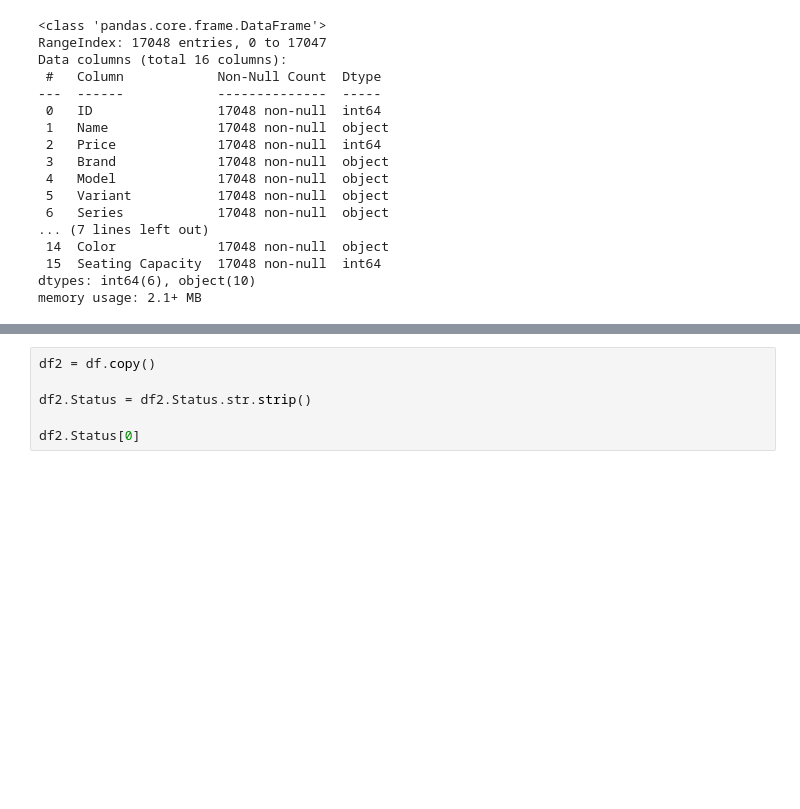
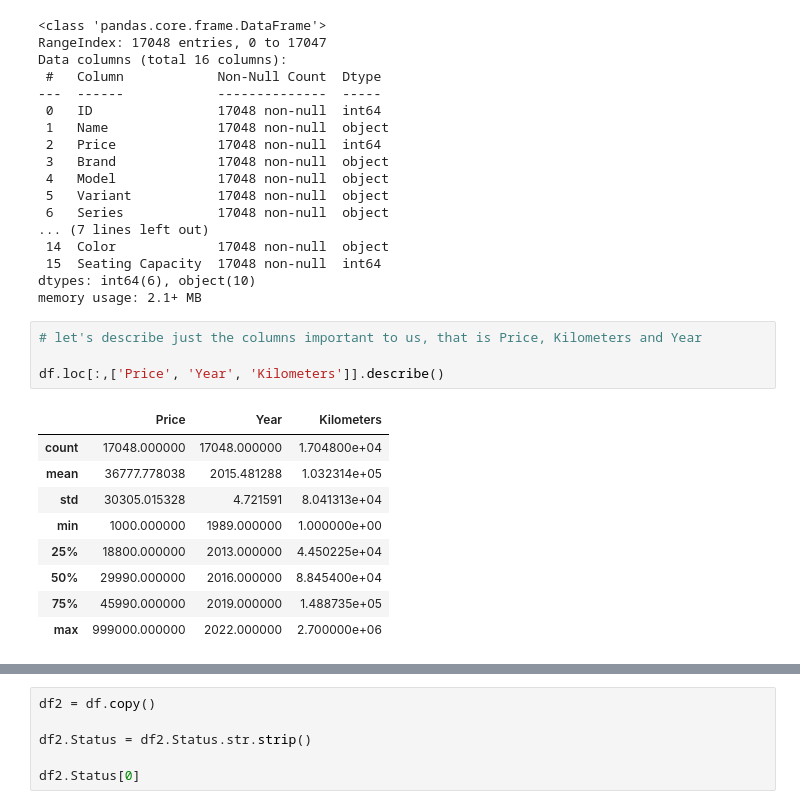
Before and after one commit to thaynanff/Data-Science-Projects, a Jupyter notebook: Data Science and Analytics/8. Australian Automotive Market/Australian Automotive Market.ipynb, the cells around one changed output, grey strips where cells are left out. Cells and saved outputs as stored; diff of their text form; blank space fills up the shorter version.

```diff
--- a/Data Science and Analytics/8. Australian Automotive Market/Australian Automotive Market.ipynb
+++ b/Data Science and Analytics/8. Australian Automotive Market/Australian Automotive Market.ipynb
@@ -86,3 +94,17 @@ Data columns (total 16 columns):
  15  Seating Capacity  17048 non-null  int64
 dtypes: int64(6), object(10)
 memory usage: 2.1+ MB
+# %%
+# let's describe just the columns important to us, that is Price, Kilometers and Year
+
+df.loc[:,['Price', 'Year', 'Kilometers']].describe()
+# %% [output]
+|  | Price | Year | Kilometers |
+| count | 17048.000000 | 17048.000000 | 1.704800e+04 |
+| mean | 36777.778038 | 2015.481288 | 1.032314e+05 |
+| std | 30305.015328 | 4.721591 | 8.041313e+04 |
+| min | 1000.000000 | 1989.000000 | 1.000000e+00 |
+| 25% | 18800.000000 | 2013.000000 | 4.450225e+04 |
+| 50% | 29990.000000 | 2016.000000 | 8.845400e+04 |
+| 75% | 45990.000000 | 2019.000000 | 1.488735e+05 |
+| max | 999000.000000 | 2022.000000 | 2.700000e+06 |
```
Also changed, not shown: parts of 8 cells of this notebook.
